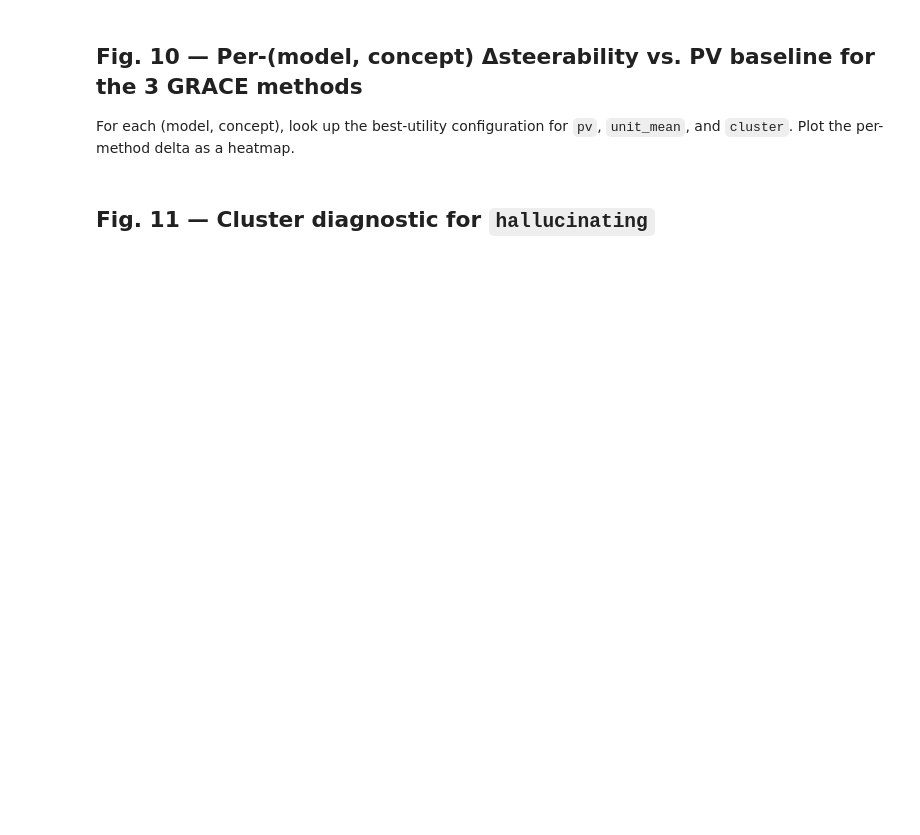
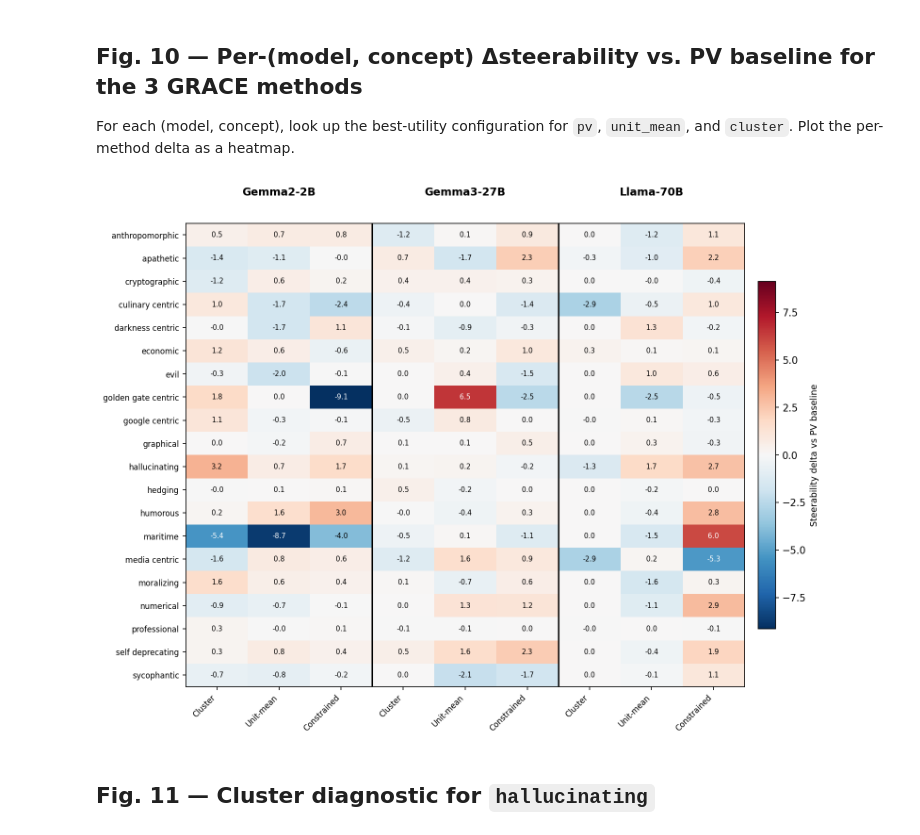
Before and after one commit to johntrob14/GRACE, a Jupyter notebook: notebooks/05_grace_diagnostics.ipynb, the cells around one changed output. Saved outputs shown, nothing was run; the diff lists cells and outputs as text; code cells hidden in the pictures; blank space fills up the shorter version.

```diff
--- a/notebooks/05_grace_diagnostics.ipynb
+++ b/notebooks/05_grace_diagnostics.ipynb
@@ -121,3 +58,103 @@ plt.show()
+# %%
+def optuna_best_per_seed(model_name, concept, method, mode):
+    """Return list of per-seed best steerability from optuna trial histories."""
+    rows = load_optuna_history(model_name, concept, method=method, mode=mode)
+    if not rows:
+        return []
+    df = pd.DataFrame(rows)
+    return [df[df['seed'] == s]['best_value_so_far'].max()
+            for s in sorted(df['seed'].unique())]
+
+def optuna_mean_best(model_name, concept, method, mode):
+    """Mean of per-seed best steerability."""
+    per_seed = optuna_best_per_seed(model_name, concept, method, mode)
+    return float(np.mean(per_seed)) if per_seed else None
+
+# Build delta tables per model: 3 methods (Cluster, Unit-mean, Constrained)
+# All deltas use seed-averaged optuna best vs unconstrained PV baseline.
+model_order = ['gemma2', 'gemma3', 'llama3']
+delta_cols = ['cluster', 'unit_mean', 'constrained']
+sub_labels = ['Cluster', 'Unit-mean', 'Constrained']
+
+delta_tables = {}
+for tag in model_order:
+    mname = MODELS[tag]
+    rows = []
+    for c in CONCEPTS:
+        pv_base = optuna_mean_best(mname, c, 'pv', 'unconstrained')
+        if pv_base is None:
+            rows.append({'concept': c, 'cluster': np.nan, 'unit_mean': np.nan,
+                         'constrained': np.nan})
+            continue
+        row = {'concept': c}
+
+        # Cluster: unconstrained cluster optuna (seed-averaged)
+        cl = optuna_mean_best(mname, c, 'cluster', 'unconstrained')
+        row['cluster'] = (cl - pv_base) if cl is not None else np.nan
+
+        # Unit-mean: unconstrained unit_mean optuna (seed-averaged)
+        um = optuna_mean_best(mname, c, 'unit_mean', 'unconstrained')
+        row['unit_mean'] = (um - pv_base) if um is not None else np.nan
+
+        # Constrained: top15_pl PV optuna (seed-averaged)
+        con = optuna_mean_best(mname, c, 'pv', 'top15_pl')
+        row['constrained'] = (con - pv_base) if con is not None else np.nan
+
+        rows.append(row)
+    delta_tables[tag] = pd.DataFrame(rows).set_index('concept')
+
+# Build (20 x 9) matrix: 3 methods x 3 models
+n_methods = len(delta_cols)
+blocks = []
+col_labels = []
+for tag in model_order:
+    dt = delta_tables[tag]
+    block = dt[delta_cols].reindex(CONCEPTS)
+    blocks.append(block.values)
+    for sl in sub_labels:
+        col_labels.append(sl)
+data = np.column_stack(blocks)
+
+vmax = np.nanmax(np.abs(data))
+fig, ax = plt.subplots(figsize=(11, 8))
+im = ax.imshow(np.nan_to_num(data, nan=0), cmap='RdBu_r', vmin=-vmax, vmax=vmax, aspect='auto')
+
+# Annotate cells
+for i in range(data.shape[0]):
+    for j in range(data.shape[1]):
+        val = data[i, j]
+        if np.isnan(val):
+            txt = '--'
+            color = 'gray'
+        else:
+            txt = f'{val:.1f}'
+            color = 'white' if abs(val) > 0.55 * vmax else 'black'
+        ax.text(j, i, txt, ha='center', va='center', fontsize=7, color=color)
+
+# Vertical separators between model groups
+for sep in range(1, len(model_order)):
+    ax.axvline(sep * n_methods - 0.5, color='black', linewidth=1.5)
+
+# Model group labels above
+for g, tag in enumerate(model_order):
+    ax.text(g * n_methods + (n_methods - 1) / 2, -1.6, MODEL_SHORT[tag],
+            ha='center', va='bottom', fontsize=11, fontweight='bold')
+
+ax.set_xticks(range(len(col_labels)))
+ax.set_xticklabels(col_labels, fontsize=8, rotation=45, ha='right')
+ax.set_yticks(range(len(CONCEPTS)))
+ax.set_yticklabels([c.replace('_', ' ') for c in CONCEPTS], fontsize=8)
+ax.set_xlim(-0.5, len(col_labels) - 0.5)
+ax.set_ylim(len(CONCEPTS) - 0.5, -0.5)
+
+cbar = fig.colorbar(im, ax=ax, shrink=0.75, pad=0.02)
+cbar.set_label('Steerability delta vs PV baseline', fontsize=9)
+
+plt.tight_layout()
+fig.savefig(FIG_DIR / 'GRACE_all_method_effects.png', dpi=300, bbox_inches='tight')
+plt.show()
+# %% [output]
+[figure, added]
 # %% [markdown]
 ## Fig. 11 — Cluster diagnostic for `hallucinating`
 # %%
```
Also changed, not shown: parts of 4 cells of this notebook, 24 other files.
